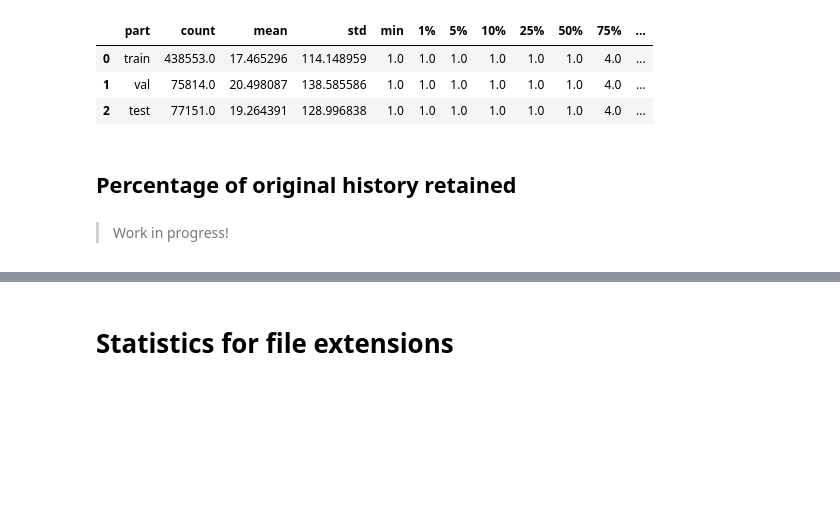
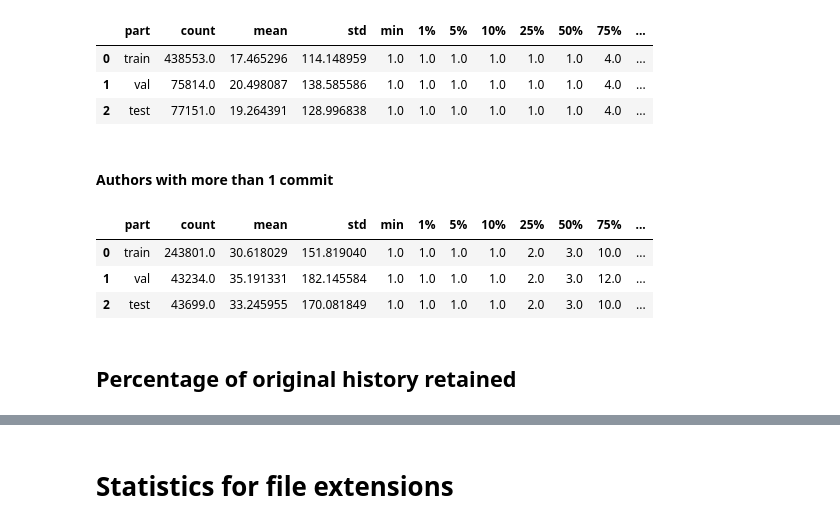
Before and after one commit to saridormi/commit_chronicle, a Jupyter notebook: notebooks/explore_dataset.ipynb, the cells around one changed output, grey strips where cells are left out. Cells and saved outputs as stored; diff of their text form; code cells hidden in the pictures; blank space fills up the shorter version.

```diff
--- a/notebooks/explore_dataset.ipynb
+++ b/notebooks/explore_dataset.ipynb
@@ -793,7 +857,29 @@ df.reindex(columns=[df.columns.tolist()[-1]] + df.columns.tolist()[:-1])
 | 0 | train | 438553.0 | 17.465296 | 114.148959 | 1.0 | 1.0 | 1.0 | 1.0 | 1.0 | 1.0 | 4.0 | ... |
 | 1 | val | 75814.0 | 20.498087 | 138.585586 | 1.0 | 1.0 | 1.0 | 1.0 | 1.0 | 1.0 | 4.0 | ... |
 | 2 | test | 77151.0 | 19.264391 | 128.996838 | 1.0 | 1.0 | 1.0 | 1.0 | 1.0 | 1.0 | 4.0 | ... |
+# %% [markdown]
+#### Authors with more than 1 commit
+# %%
+dfs = []
+
+for part in ["train", "val", "test"]:
+    part_stats = calculate_author_stats(
+        commit_metadata_df.loc[commit_metadata_df.part == part], skip_single_commit=True
+    )
+    part_percentiles = (
+        part_stats.num_commits.describe(percentiles=[0.01, 0.05, 0.1, 0.25, 0.5, 0.75, 0.9, 0.95, 0.99])
+        .to_frame()
+        .transpose()
+    )
+    part_percentiles["part"] = part
+    dfs.append(part_percentiles)
+
+df = pd.concat(dfs, axis=0, ignore_index=True)
+df.reindex(columns=[df.columns.tolist()[-1]] + df.columns.tolist()[:-1])
+# %% [output]
+|  | part | count | mean | std | min | 1% | 5% | 10% | 25% | 50% | 75% | ... |
+| 0 | train | 243801.0 | 30.618029 | 151.819040 | 1.0 | 1.0 | 1.0 | 1.0 | 2.0 | 3.0 | 10.0 | ... |
+| 1 | val | 43234.0 | 35.191331 | 182.145584 | 1.0 | 1.0 | 1.0 | 1.0 | 2.0 | 3.0 | 12.0 | ... |
+| 2 | test | 43699.0 | 33.245955 | 170.081849 | 1.0 | 1.0 | 1.0 | 1.0 | 2.0 | 3.0 | 10.0 | ... |
 # %% [markdown]
 ## Percentage of original history retained
-# %% [markdown]
-> Work in progress!
```
Also changed, not shown: parts of 17 cells of this notebook.
